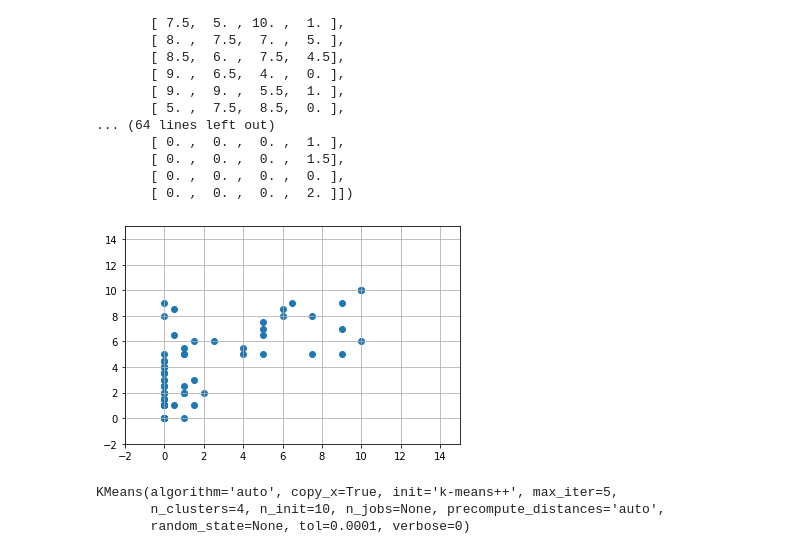
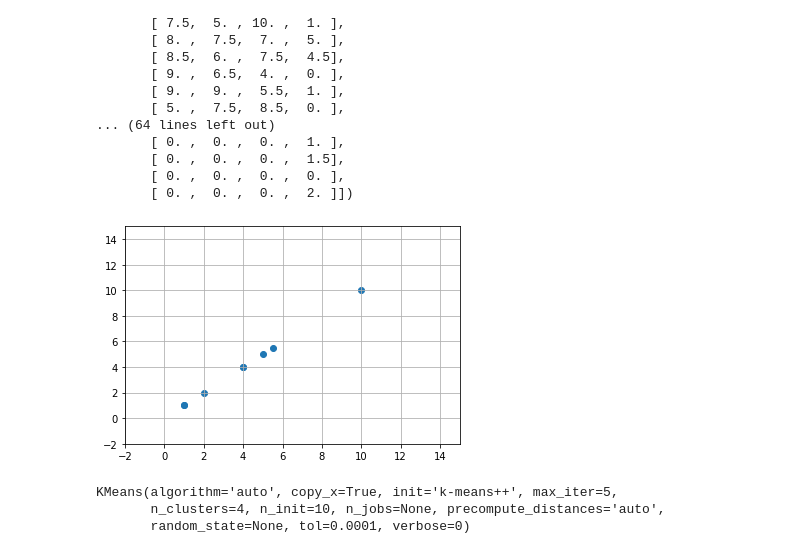
Before and after one commit to Luv3/luv3, a Jupyter notebook: PJTIIIA.ipynb, the cells around one changed output. Cells and saved outputs as stored; diff of their text form; code cells hidden in the pictures.

```diff
--- a/PJTIIIA.ipynb
+++ b/PJTIIIA.ipynb
@@ -62,12 +62,12 @@ array([[ 5. ,  4. , 10. ,  1. ],
        [ 0. ,  0. ,  0. ,  2. ]])
 # %%
 # Plotando um gráfico com as informações sem o diagnóstico
-plt.scatter(X[:,1], X[:,0]) #posicionamento dos eixos x e y
+plt.scatter(X[:2], X[:2]) #posicionamento dos eixos x e y
 plt.xlim(-2, 15) #range do eixo x
 plt.ylim(-2, 15) #range do eixo y
 plt.grid() #função que desenha a grade no nosso gráfico
 # %% [output]
-[figure, old version]
+[figure, new version]
 # %%
 # Importando a biblioteca SkLearn para utilizar o KMeans
 
```
